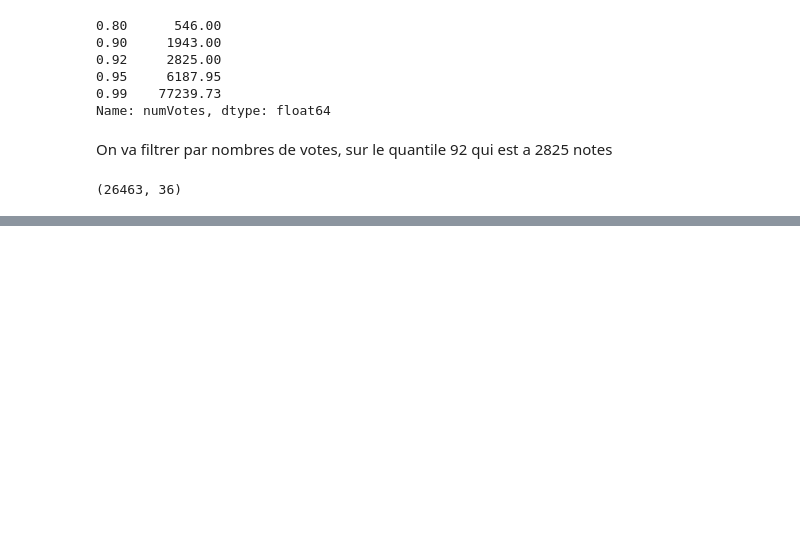
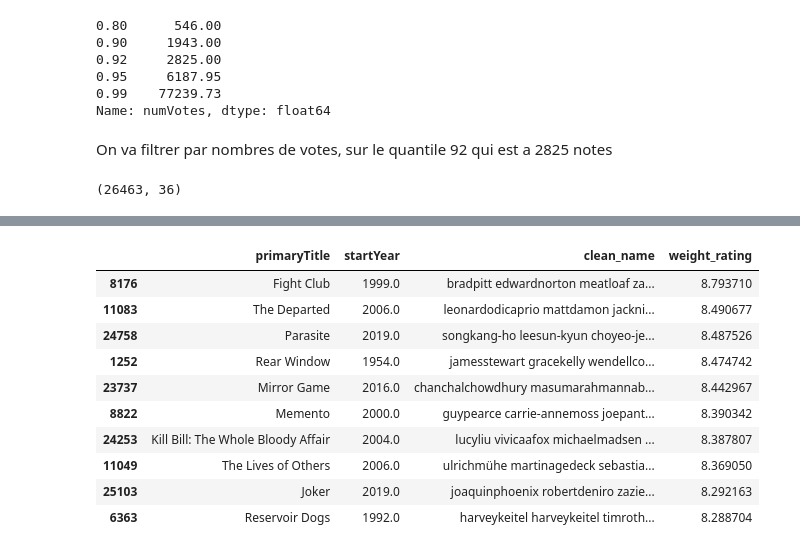
Before and after one commit to BoostMetrics/Recommandation-de-films, a Jupyter notebook: notebooks/03-modeling/Test 3 enrich.ipynb, the cells around one changed output, grey strips where cells are left out. Cells and saved outputs as stored; diff of their text form; code cells hidden in the pictures; blank space fills up the shorter version.

```diff
--- a/notebooks/03-modeling/Test 3 enrich.ipynb
+++ b/notebooks/03-modeling/Test 3 enrich.ipynb
@@ -376,0 +368,15 @@ recherche_par_titre('exorcist')
+# %%
+def recherche_par_genre(genre, n=10):
+    mapping = {g.lower(): g for g in genre_cols}
+    genre_col = mapping.get(genre.lower())
+    if genre_col is None:
+          return f"Genre '{genre}' inconnu"
+
+    matches = cast_final_Q92[genre_col] == 1
+    films = cast_final_Q92[matches]
+    if films.empty:
+         return f"Aucun film trouvé pour '{genre}'"
+
+
+    films_tries = films.sort_values('weight_rating', ascending=False)
+    return films_tries[['primaryTitle', 'startYear', 'clean_name', 'weight_rating']].head(n)
@@ -376,0 +387,14 @@ recherche_par_titre('exorcist')
+# %%
+recherche_par_genre('Thriller')
+# %% [output]
+|  | primaryTitle | startYear | clean_name | weight_rating |
+| 8176 | Fight Club | 1999.0 | bradpitt edwardnorton meatloaf za... | 8.793710 |
+| 11083 | The Departed | 2006.0 | leonardodicaprio mattdamon jackni... | 8.490677 |
+| 24758 | Parasite | 2019.0 | songkang-ho leesun-kyun choyeo-je... | 8.487526 |
+| 1252 | Rear Window | 1954.0 | jamesstewart gracekelly wendellco... | 8.474742 |
+| 23737 | Mirror Game | 2016.0 | chanchalchowdhury masumarahmannab... | 8.442967 |
+| 8822 | Memento | 2000.0 | guypearce carrie-annemoss joepant... | 8.390342 |
+| 24253 | Kill Bill: The Whole Bloody Affair | 2004.0 | lucyliu vivicaafox michaelmadsen ... | 8.387807 |
+| 11049 | The Lives of Others | 2006.0 | ulrichmühe martinagedeck sebastia... | 8.369050 |
+| 25103 | Joker | 2019.0 | joaquinphoenix robertdeniro zazie... | 8.292163 |
+| 6363 | Reservoir Dogs | 1992.0 | harveykeitel harveykeitel timroth... | 8.288704 |
```
Also changed, not shown: parts of 6 cells of this notebook.
